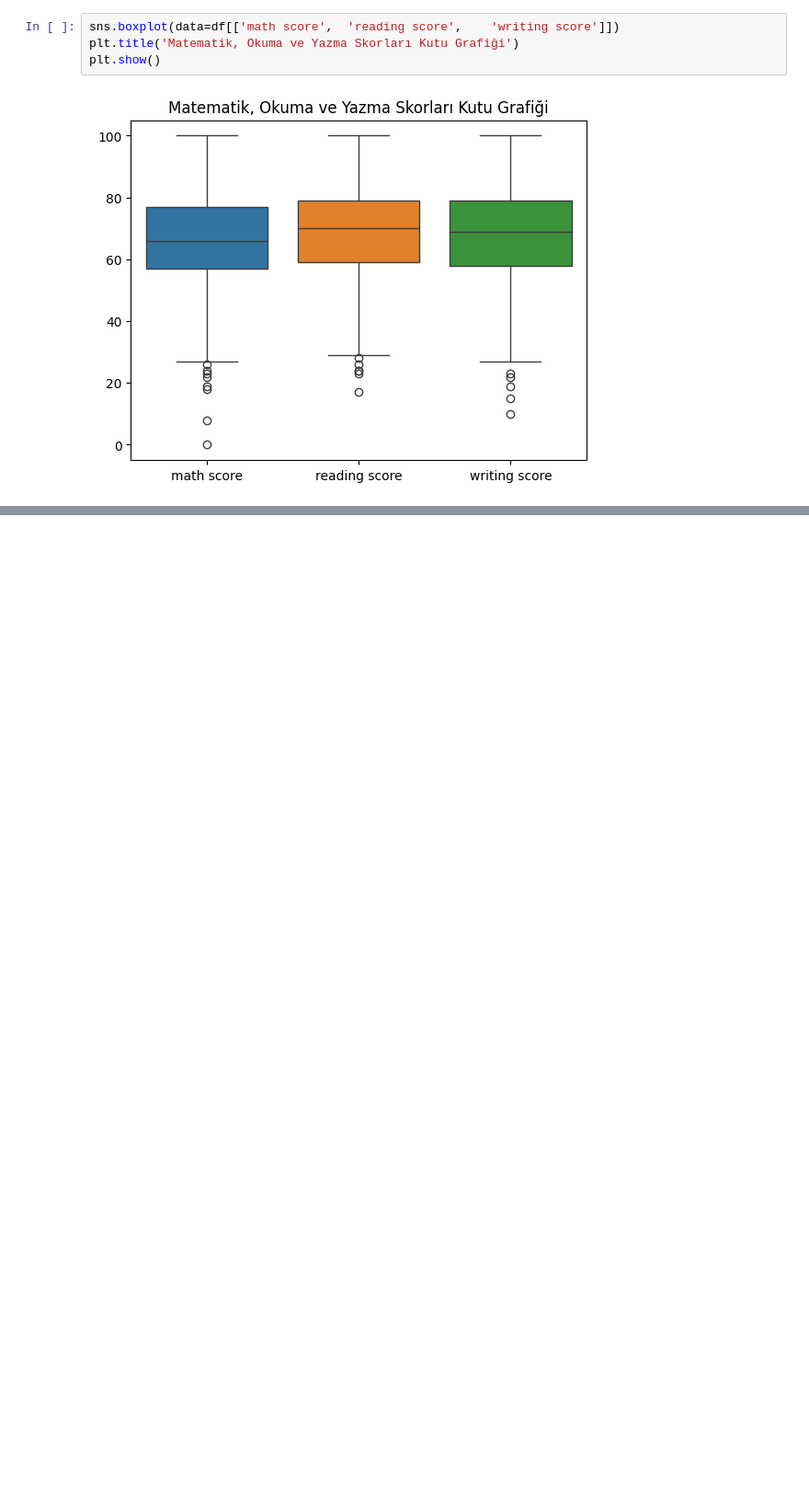
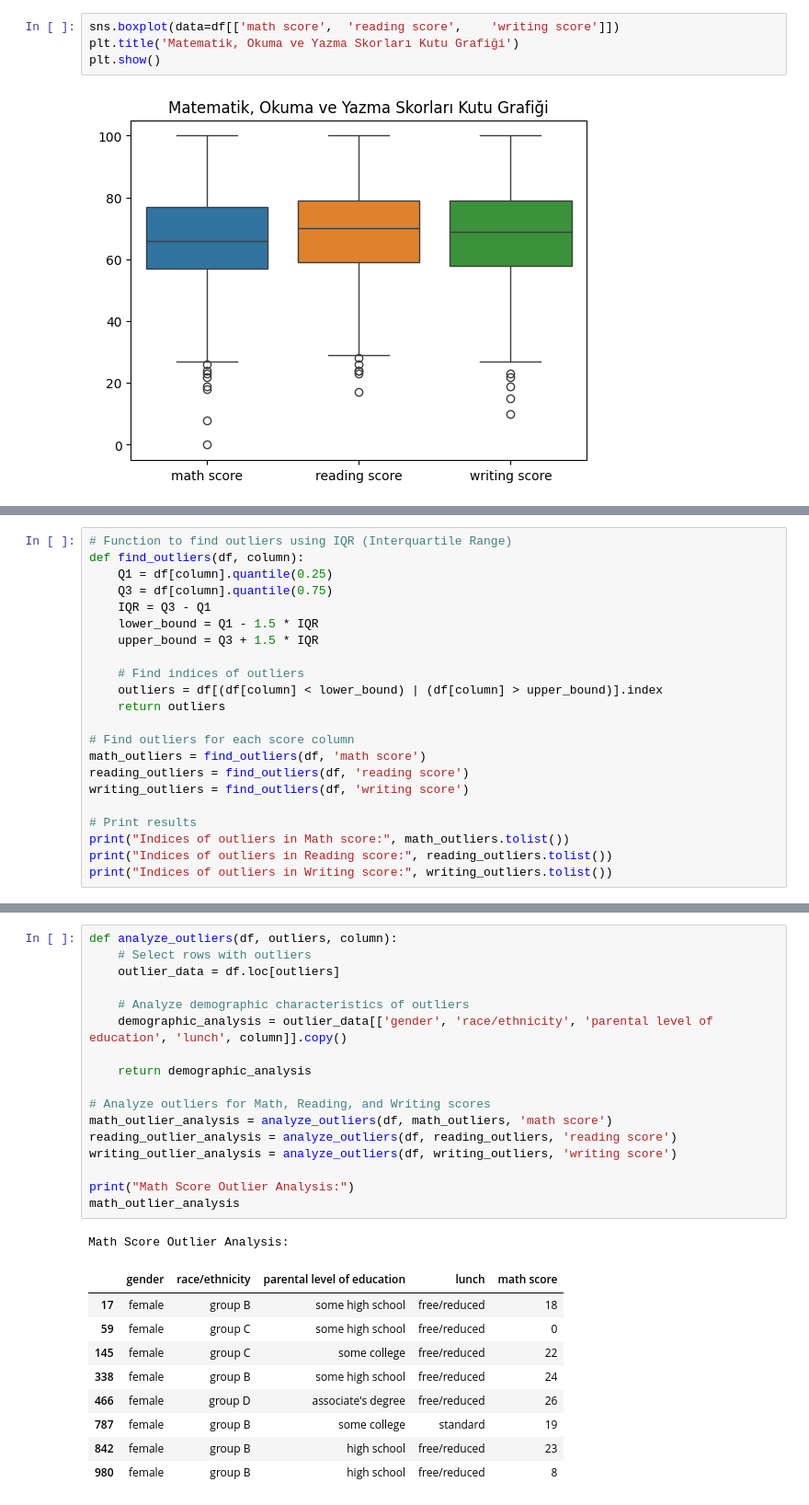
Before and after one commit to Rezashatery/Student-Performance-Analysis, a Jupyter notebook: Student-Performance-Analysis.ipynb, the cells around one changed output, grey strips where cells are left out. Shown: that part at 92% size. Drawn from its saved outputs; the diff is of its cells as text; blank space fills up the shorter version.

Commit message:
find outliers

```diff
--- a/Student-Performance-Analysis.ipynb
+++ b/Student-Performance-Analysis.ipynb
@@ -118,0 +122,22 @@ plt.show()
+# %%
+# Function to find outliers using IQR (Interquartile Range)
+def find_outliers(df, column):
+    Q1 = df[column].quantile(0.25)
+    Q3 = df[column].quantile(0.75)
+    IQR = Q3 - Q1
+    lower_bound = Q1 - 1.5 * IQR
+    upper_bound = Q3 + 1.5 * IQR
+
+    # Find indices of outliers
+    outliers = df[(df[column] < lower_bound) | (df[column] > upper_bound)].index
+    return outliers
+
+# Find outliers for each score column
+math_outliers = find_outliers(df, 'math score')
+reading_outliers = find_outliers(df, 'reading score')
+writing_outliers = find_outliers(df, 'writing score')
+
+# Print results
+print("Indices of outliers in Math score:", math_outliers.tolist())
+print("Indices of outliers in Reading score:", reading_outliers.tolist())
+print("Indices of outliers in Writing score:", writing_outliers.tolist())
@@ -118,0 +160,28 @@ plt.show()
+# %%
+def analyze_outliers(df, outliers, column):
+    # Select rows with outliers
+    outlier_data = df.loc[outliers]
+
+    # Analyze demographic characteristics of outliers
+    demographic_analysis = outlier_data[['gender', 'race/ethnicity', 'parental level of education', 'lunch', column]].copy()
+
+    return demographic_analysis
+
+# Analyze outliers for Math, Reading, and Writing scores
+math_outlier_analysis = analyze_outliers(df, math_outliers, 'math score')
+reading_outlier_analysis = analyze_outliers(df, reading_outliers, 'reading score')
+writing_outlier_analysis = analyze_outliers(df, writing_outliers, 'writing score')
+
+print("Math Score Outlier Analysis:")
+math_outlier_analysis
+# %% [output]
+Math Score Outlier Analysis:
+|  | gender | race/ethnicity | parental level of education | lunch | math score |
+| 17 | female | group B | some high school | free/reduced | 18 |
+| 59 | female | group C | some high school | free/reduced | 0 |
+| 145 | female | group C | some college | free/reduced | 22 |
+| 338 | female | group B | some high school | free/reduced | 24 |
+| 466 | female | group D | associate's degree | free/reduced | 26 |
+| 787 | female | group B | some college | standard | 19 |
+| 842 | female | group B | high school | free/reduced | 23 |
+| 980 | female | group B | high school | free/reduced | 8 |
```
Also changed, not shown: parts of 3 cells of this notebook.
